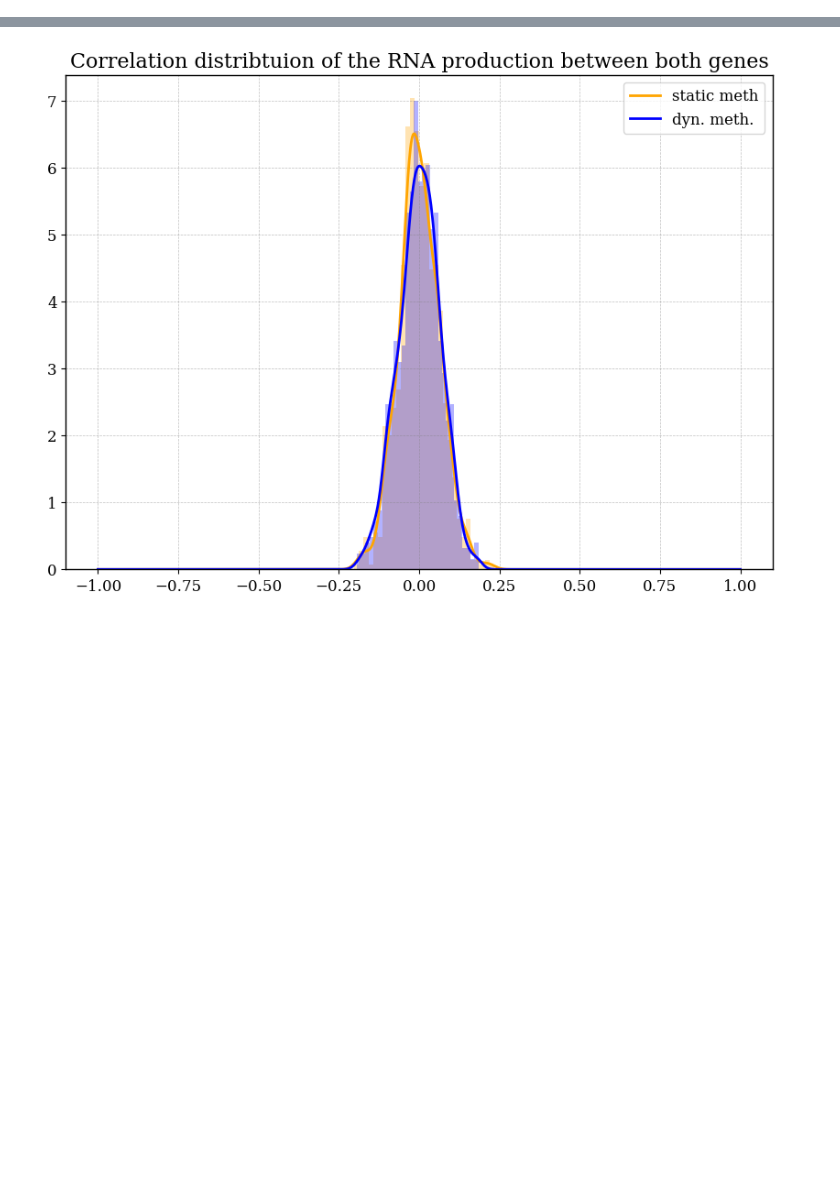
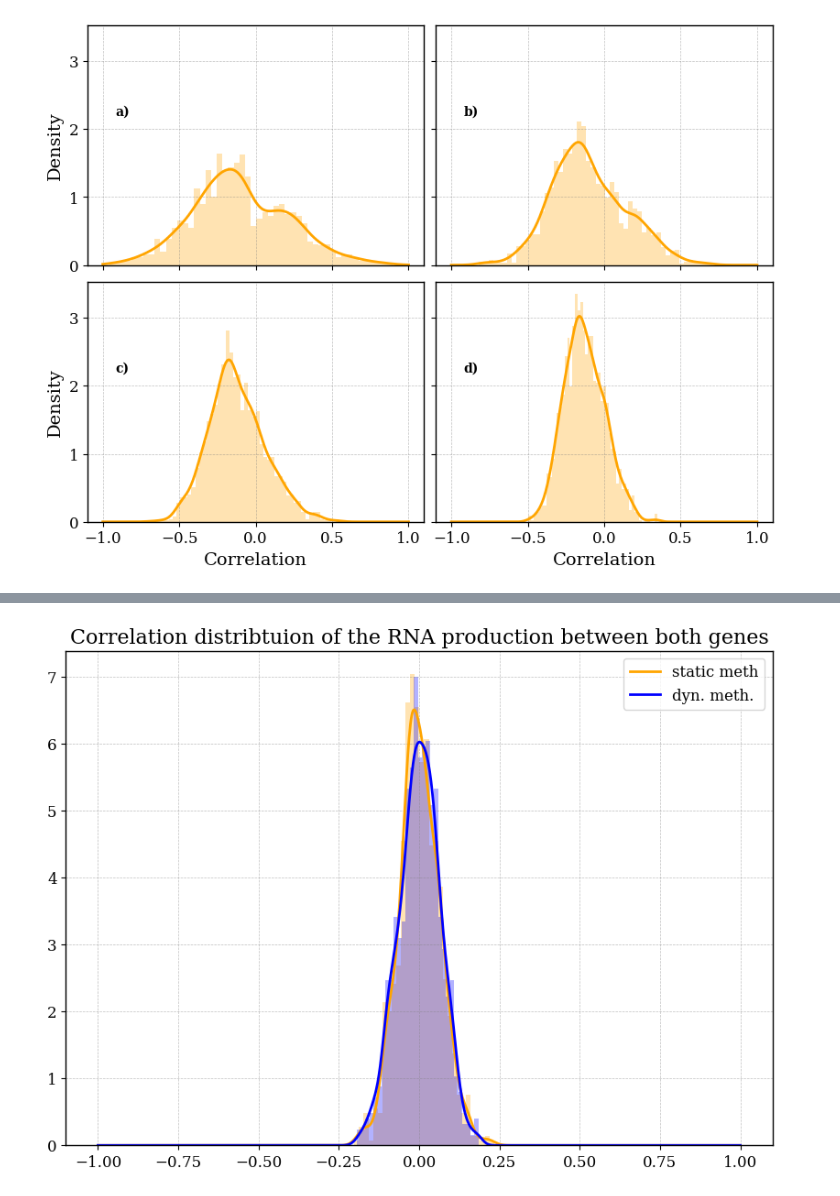
Before and after one commit to RicemanBoy/trafficRNA, a Jupyter notebook: trafficRNA.ipynb, the cells around one changed output, grey strips where cells are left out. Cells and saved outputs as stored; diff of their text form; code cells hidden in the pictures; blank space fills up the shorter version.

```diff
--- a/trafficRNA.ipynb
+++ b/trafficRNA.ipynb
@@ -31,5 +31,10 @@ avg1m, std1m, avg2m, std2m, corrm, corrxm = simu.average(n, p1, m_on, m_off, sho
 # %%
-mod_corrx, mod_corrxm = corrx.T, corrxm.T
+#mod_corrx, mod_corrxm = corrx.T, corrxm.T
 
-np.shape(mod_corrx)  #          #timewindows x #shots
+mod_corrx, mod_corrx1, mod_corrx2, mod_corrx3  = corrx.T, corrx1.T, corrx2.T, corrx3.T
+
+print(np.shape(mod_corrx))  #          #timewindows x #shots
+print(np.shape(mod_corrx1))
+print(np.shape(mod_corrx2))
+print(np.shape(mod_corrx3))
 # %% [output]
@@ -36,0 +45,66 @@ np.shape(mod_corrx)  #          #timewindows x #shots
+# %%
+time = 500
+
+corr0 = mod_corrx[:][time]
+corr1 = mod_corrx1[:][time]
+corr2 = mod_corrx2[:][time]
+corr3 = mod_corrx3[:][time]
+
+
+hmm_corr0 = [i for i in corr0 if np.abs(i)>0]
+hmm_corr1 = [i for i in corr1 if np.abs(i)>0]
+hmm_corr2 = [i for i in corr2 if np.abs(i)>0]
+hmm_corr3 = [i for i in corr3 if np.abs(i)>0]
+
+m0, stdd0 = np.mean(hmm_corr0), np.std(hmm_corr0)
+print("Mean + std. (static): ", m0, " +- ", stdd0)
+m1, stdd1 = np.mean(hmm_corr1), np.std(hmm_corr1)
+print("Mean + std. (dyn.): ", m1, " +- ", stdd1)
+m2, stdd2 = np.mean(hmm_corr2), np.std(hmm_corr2)
+print("Mean + std. (dyn.): ", m2, " +- ", stdd2)
+m3, stdd3 = np.mean(hmm_corr3), np.std(hmm_corr3)
+print("Mean + std. (dyn.): ", m3, " +- ", stdd3)
+
+print((m0+m1+m2+m3)/4)
+
+kde0 = stats.gaussian_kde(hmm_corr0)
+kde1 = stats.gaussian_kde(hmm_corr1)
+kde2 = stats.gaussian_kde(hmm_corr2)
+kde3 = stats.gaussian_kde(hmm_corr3)
+
+xx = np.linspace(-1,1, 1000)
+fig, axs = plt.subplots(2,2,figsize=(8,6), sharey=True, sharex=True)
+
+ax0 = axs[0, 0]
+ax1 = axs[0, 1]
+ax2 = axs[1, 0]
+ax3 = axs[1, 1]
+
+ax0.hist(hmm_corr0, density=True, bins=50, alpha=0.3, color="orange")
+ax0.plot(xx, kde0(xx), label="static meth", color="orange")
+ax0.text(-0.92,2.2,"a)",fontweight="bold")
+ax1.hist(hmm_corr1, density=True, bins=50, alpha=0.3, color="orange")
+ax1.plot(xx, kde1(xx), label="static meth", color="orange")
+ax1.text(-0.92,2.2,"b)",fontweight="bold")
+ax2.hist(hmm_corr2, density=True, bins=50, alpha=0.3, color="orange")
+ax2.plot(xx, kde2(xx), label="static meth", color="orange")
+ax2.text(-0.92,2.2,"c)",fontweight="bold")
+ax3.hist(hmm_corr3, density=True, bins=50, alpha=0.3, color="orange")
+ax3.plot(xx, kde3(xx), label="static meth", color="orange")
+ax3.text(-0.92,2.2,"d)",fontweight="bold")
+
+# kwargs0 = {"ha":"left", "va":"top", "transform":ax0.transAxes, "fontsize":15, "fontweight":"bold"}
+
+# ax.text(0.01, 0.99, r"Mean + std. (static): {} $\pm$ {}".format(round(m1,4), round(stdd1,4)), kwargs)
+# ax.text(0.01, 0.93, r"Mean + std. (dyn): {} $\pm$ {}".format(round(m2,4), round(stdd2,4)), kwargs)
+
+# ax.hist(hmm_corr1+hmm_corrm1, density=True, bins=50, alpha=0.3, color="red")
+# ax.plot(xx, (kde(xx)+kde_m(xx))/2, label="all", color="red")
+
+#ax0.legend(prop={'weight': "bold"})
+#plt.suptitle("Corr. dist. of RNA production at timestep {} after equil.".format(time))
+ax2.set_xlabel("Correlation"), ax3.set_xlabel("Correlation")
+ax0.set_ylabel("Density"), ax2.set_ylabel("Density")
+plt.savefig("figuress/fig3.png", dpi=300)
+plt.show()
+# %% [output]
@@ -37,3 +116,4 @@ np.shape(mod_corrx)  #          #timewindows x #shots
+[figure, added]
 # %%
 #Check for nan, no nan ==> notnice = 0
 
```
Also changed, not shown: parts of 10 cells of this notebook, 6 other files.
